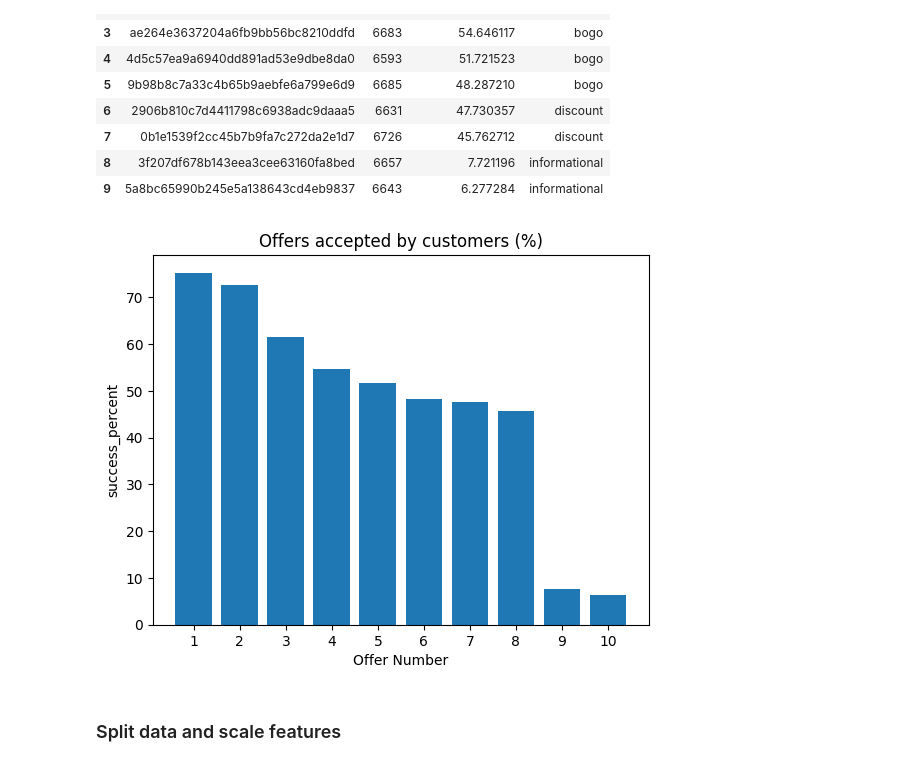
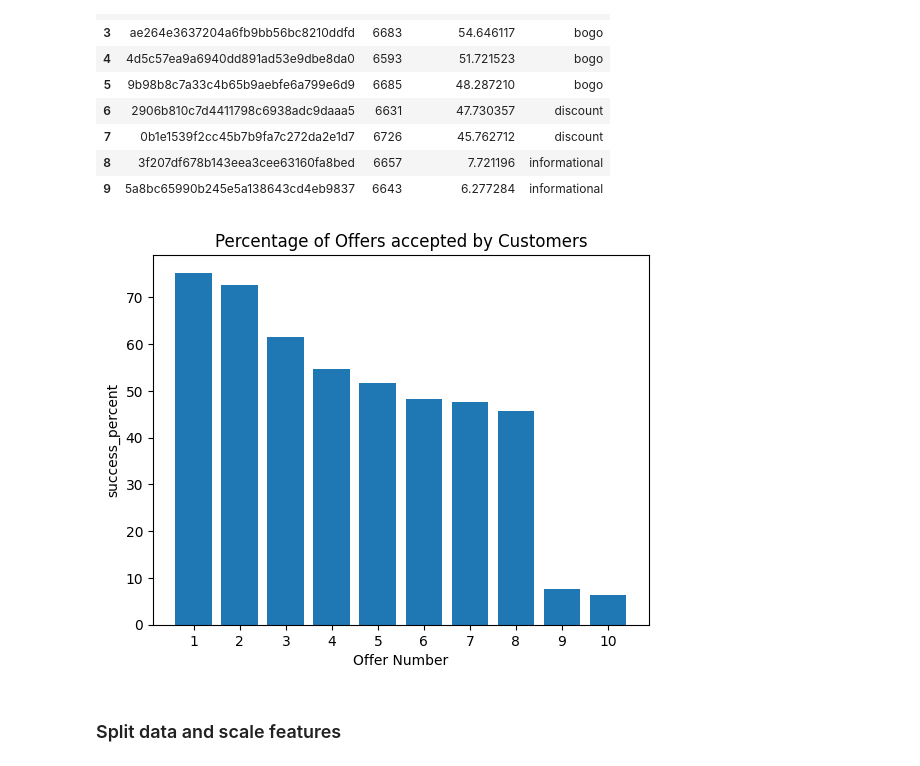
Before and after one commit to kolBerR/Starbucks-Capstone-Project---Udacity, a Jupyter notebook: Starbucks_Capstone_notebook__.ipynb, the cells around one changed output. Drawn from its saved outputs; the diff is of its cells as text; code cells hidden in the pictures.

```diff
--- a/Starbucks_Capstone_notebook__.ipynb
+++ b/Starbucks_Capstone_notebook__.ipynb
@@ -521,29 +522,29 @@ offer_success_df
 # %%
 def plot_offer_success(data, column, title):
     """
     This function will plot the offer_success rate generated above
     INPUT:
         df (dataframe): the offer_success dataframe
         column (string): the specific column from the dataframe to be used in the plot
         title (string): A title for the graph
     """
     # x values
     x = data.index + 1
     # y values
     y = data[column]
 
     # initialize a plot
     plt.bar(x, y)
     plt.xticks(np.arange(1, len(x)+1, 1))
     plt.xlabel('Offer Number')
     plt.ylabel(column)
     plt.title(title)
     plt.show()
 
 # generate the plot by applyin the function to the offer_success dataframe
-plot_offer_success(offer_success_df, 'success_percent', 'Offers accepted by customers (%)')
+plot_offer_success(offer_success_df, 'success_percent', 'Percentage of Offers accepted by Customers')
 # %% [output]
-[figure, old version]
+[figure, new version]
 # %% [markdown]
 ### Split data and scale features
 # %% [markdown]
```
Also changed, not shown: parts of 3 cells of this notebook, 1 other file.
